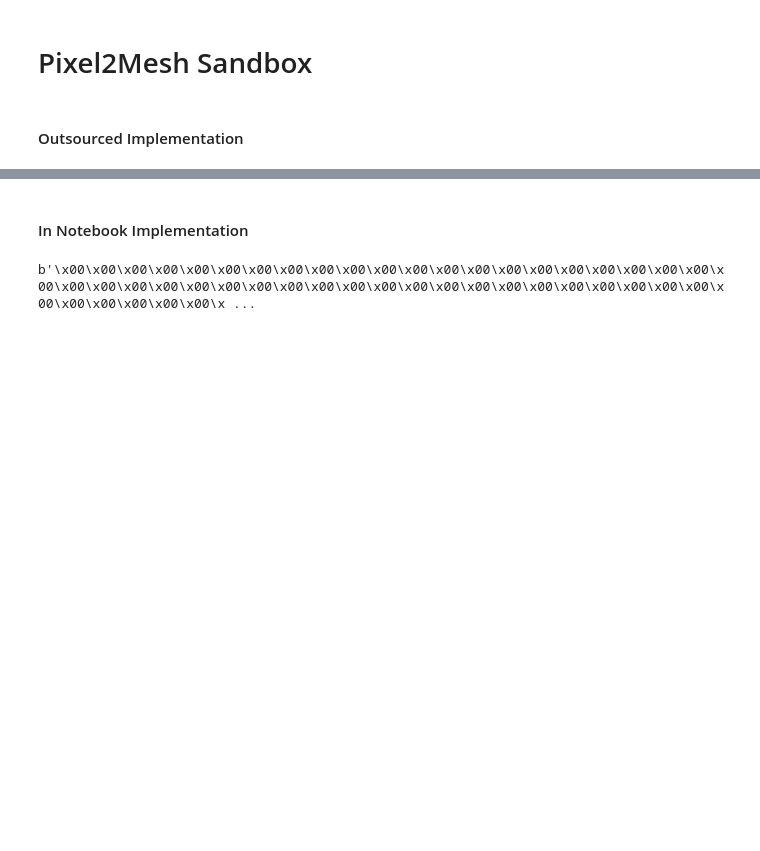
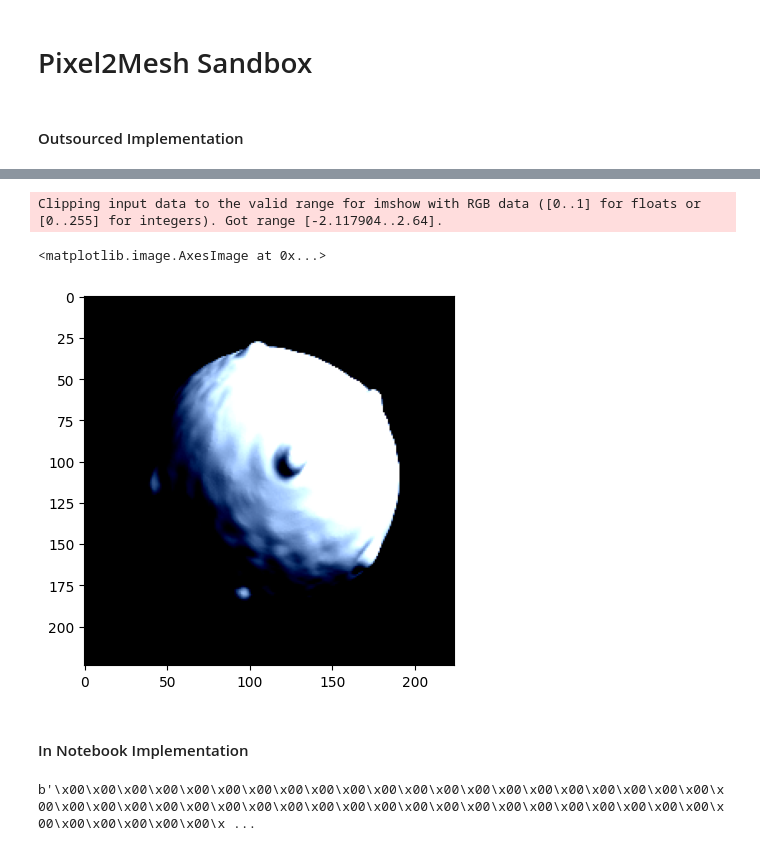
Before and after one commit to 3d-pollen-reconstruction/sequoia, a Jupyter notebook: notebooks/p2m_sandbox.ipynb, the cells around one changed output, grey strips where cells are left out. Saved outputs shown, nothing was run; the diff lists cells and outputs as text; code cells hidden in the pictures; blank space fills up the shorter version.

```diff
--- a/notebooks/p2m_sandbox.ipynb
+++ b/notebooks/p2m_sandbox.ipynb
@@ -15,0 +105,14 @@ TypeError: P2MLoss.__init__() missing 2 required positional arguments: 'options'
+# %%
+# Calculating the focal length (camera_f) based on the field of view (FOV)
+import math
+
+image_height, image_width = 224, 224
+view_angle = 30.0
+
+f_y = (image_height/2) / math.tan(math.radians(view_angle/2))
+
+# for a square image & symmetric FOV, f_x = f_y
+f_x = f_y
+
+camera_f = [f_x, f_y]
+camera_c = [image_width/2, image_height/2]  # [512, 512]
@@ -15,0 +121,2 @@ TypeError: P2MLoss.__init__() missing 2 required positional arguments: 'options'
+# %%
+ell = Ellipsoid(a=15.0, b=15.0, c=15.0, base_subdivisions=2)
@@ -16,3 +276,11 @@ TypeError: P2MLoss.__init__() missing 2 required positional arguments: 'options'
+# %%
+from matplotlib import pyplot as plt
+
+plt.imshow(imgs[3].cpu().permute(1,2,0).numpy())
+# %% [output]
+Clipping input data to the valid range for imshow with RGB data ([0..1] for floats or [0..255] for integers). Got range [-2.117904..2.64].
+<matplotlib.image.AxesImage at 0x...>
+[figure, added]
 # %% [markdown]
 #### In Notebook Implementation
 # %%
```
Also changed, not shown: parts of 10 cells of this notebook.
